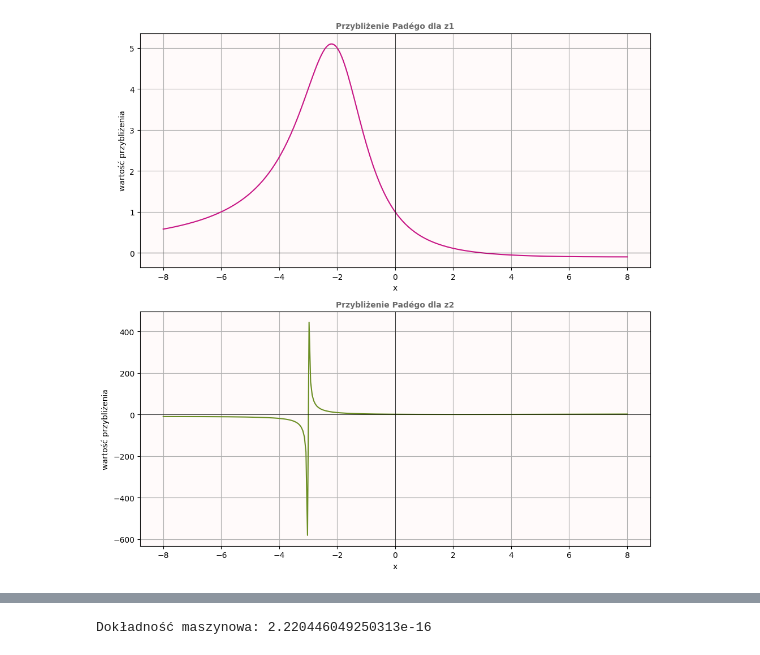
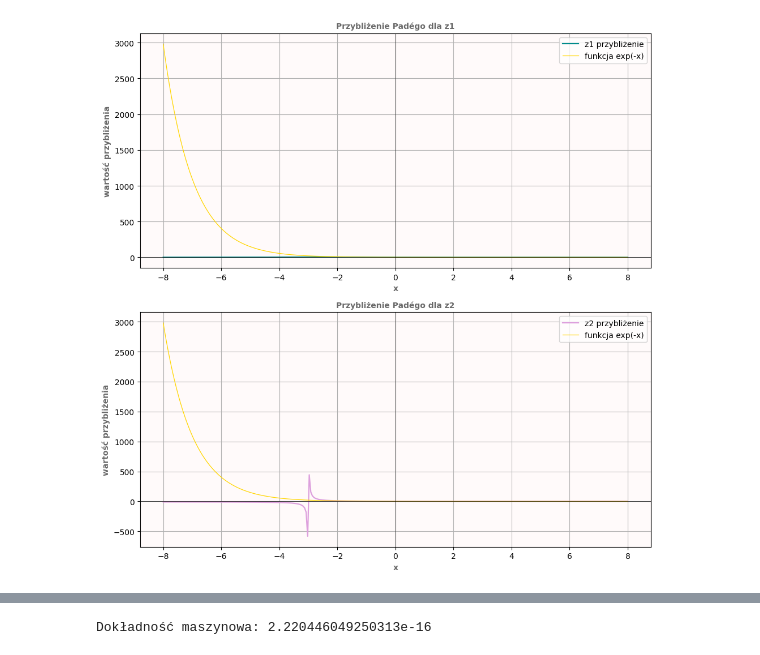
Before and after one commit to 13928861/metody-numeryczne, a Jupyter notebook: metody_numeryczne_lista1(2).ipynb, the cells around one changed output, grey strips where cells are left out. Saved outputs shown, nothing was run; the diff lists cells and outputs as text; code cells hidden in the pictures.

```diff
--- a/metody_numeryczne_lista1(2).ipynb
+++ b/metody_numeryczne_lista1(2).ipynb
@@ -9,14 +11,19 @@ def z1(x):
 def z2(x):
     return (6-4*x+x**2)/(6+2*x)
 
+def funkcja(x):
+    return np.exp(-x)
+
 x = np.linspace(-8, 8, 300)
 
 wartości_1z= z1(x)
 wartości_2z = z2(x)
+wartości_funkcji=funkcja(x)
 
 plt.figure(figsize=(10, 6))
 plt.plot(x, wartości_1z, label="przybliżenie z1", color="darkcyan", linewidth=1.3)
 plt.plot(x, wartości_2z, label="przybliżenie z2", color="plum", linewidth=1.3)
+plt.plot(x, wartości_funkcji, label="funkcja exp(-x)", color="gold", linewidth=1.3)
 plt.title("Przybliżenie Padégo funkcji exp(-x)", fontsize=12, fontweight='bold', color="dimgray")
 plt.xlabel("x",fontsize=10, fontweight='bold', color="dimgray")
 plt.ylabel("wartość przybliżenia",fontsize=10, fontweight='bold', color="dimgray")
@@ -24,7 +31,7 @@ plt.gca().set_facecolor('snow')
 plt.legend()
 plt.grid(True)
 
-plt.savefig('wykres_przybliżenie_padego.png', format='png', dpi=300)
+plt.savefig('/Users/zuzia/Desktop/wykres_przybliżenie_padego.png', format='png', dpi=300)
 
 plt.show()
 # %% [output]
@@ -32,27 +41,34 @@ plt.show()
 # %%
 fig, axs = plt.subplots(2, 1, figsize=(10, 10))
 
-axs[0].plot(x, wartości_1z, label="z1 approximation", color="mediumvioletred", linewidth=1.5)
+axs[0].plot(x, wartości_1z, label="z1 przybliżenie", color="darkcyan", linewidth=1.6)
+axs[0].plot(x, wartości_funkcji, label="funkcja exp(-x)", color="gold", linewidth=0.9)
 axs[0].set_title("Przybliżenie Padégo dla z1",fontsize=10, fontweight='bold', color="dimgray")
-axs[0].set_xlabel("x")
-axs[0].set_ylabel("wartość przybliżenia")
+axs[0].set_xlabel("x",fontsize=10, fontweight='bold', color="dimgray")
+axs[0].set_ylabel("wartość przybliżenia",fontsize=10, fontweight='bold', color="dimgray")
 axs[0].axhline(0, color='black', linewidth=0.5)
 axs[0].axvline(0, color='black', linewidth=0.5)
 axs[0].grid(True)
+axs[0].legend()
 
-axs[1].plot(x, wartości_2z, label="z2 approximation", color="olivedrab", linewidth=1.5)
+
+axs[1].plot(x, wartości_2z, label="z2 przybliżenie", color="plum", linewidth=1.6)
+axs[1].plot(x, wartości_funkcji, label="funkcja exp(-x)", color="gold", linewidth=0.9)
 axs[1].set_title("Przybliżenie Padégo dla z2",fontsize=10, fontweight='bold', color="dimgray")
-axs[1].set_xlabel("x")
-axs[1].set_ylabel("wartość przybliżenia")
+axs[1].set_xlabel("x",fontsize=10, fontweight='bold', color="dimgray")
+axs[1].set_ylabel("wartość przybliżenia",fontsize=10, fontweight='bold', color="dimgray")
 axs[1].axhline(0, color='black', linewidth=0.5)
 axs[1].axvline(0, color='black', linewidth=0.5)
 axs[1].grid(True)
+axs[1].legend()
+
 
 
 for ax in axs:
     ax.set_facecolor('snow')
 
 plt.tight_layout()
+plt.savefig('/Users/zuzia/Desktop/wykres_przybliżenie_padego2.png', format='png', dpi=300)
 plt.show()
 # %% [output]
-[figure, old version]
+[figure, new version]
```
Also changed, not shown: parts of 19 cells of this notebook.
